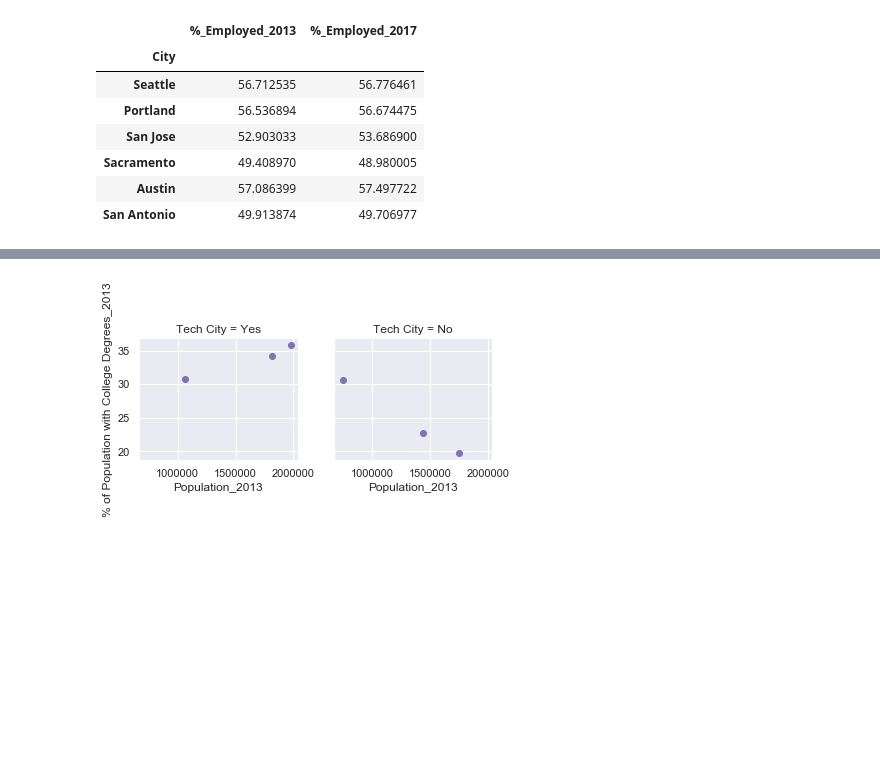
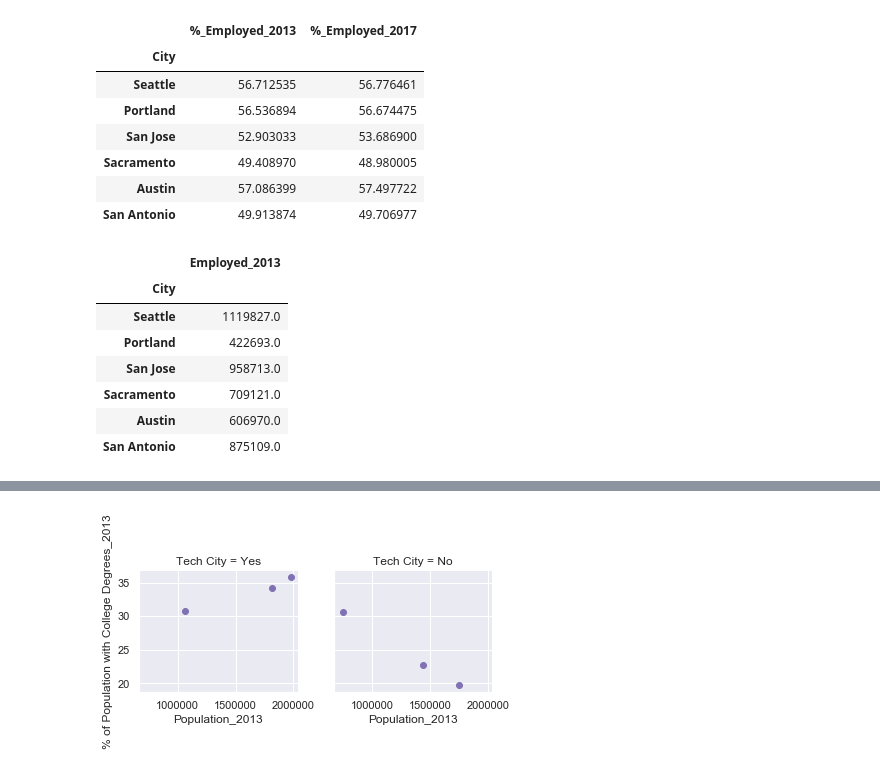
Before and after one commit to mrcjbf/project-one-repo, a Jupyter notebook: NotebooksAndData/census_api.ipynb, the cells around one changed output, grey strips where cells are left out. Saved outputs shown, nothing was run; the diff lists cells and outputs as text; code cells hidden in the pictures; blank space fills up the shorter version.

```diff
--- a/NotebooksAndData/census_api.ipynb
+++ b/NotebooksAndData/census_api.ipynb
@@ -405,6 +405,22 @@ merged_employment1
 | Sacramento | 49.408970 | 48.980005 |
 | Austin | 57.086399 | 57.497722 |
 | San Antonio | 49.913874 | 49.706977 |
+# %%
+merged_employment2 = merged_employment[["City", "Employed_2013"]]
+merged_employment2 = merged_employment2.set_index("City")
+merged_employment3 = merged_employment[["City", "Employed_2017"]]
+merged_employment3 = merged_employment3.set_index("City")
+merged_employment2
+#merged_employment3
+# %% [output]
+|  | Employed_2013 |
+| City |  |
+| Seattle | 1119827.0 |
+| Portland | 422693.0 |
+| San Jose | 958713.0 |
+| Sacramento | 709121.0 |
+| Austin | 606970.0 |
+| San Antonio | 875109.0 |
 # %%
 #Merge yearly df to one df
 merged_census = pd.merge(county_frames_df_2013,county_frames_df_2014, on='Name', how='outer', suffixes=('_2013', '_2014'))
```
Also changed, not shown: 2 other files.
